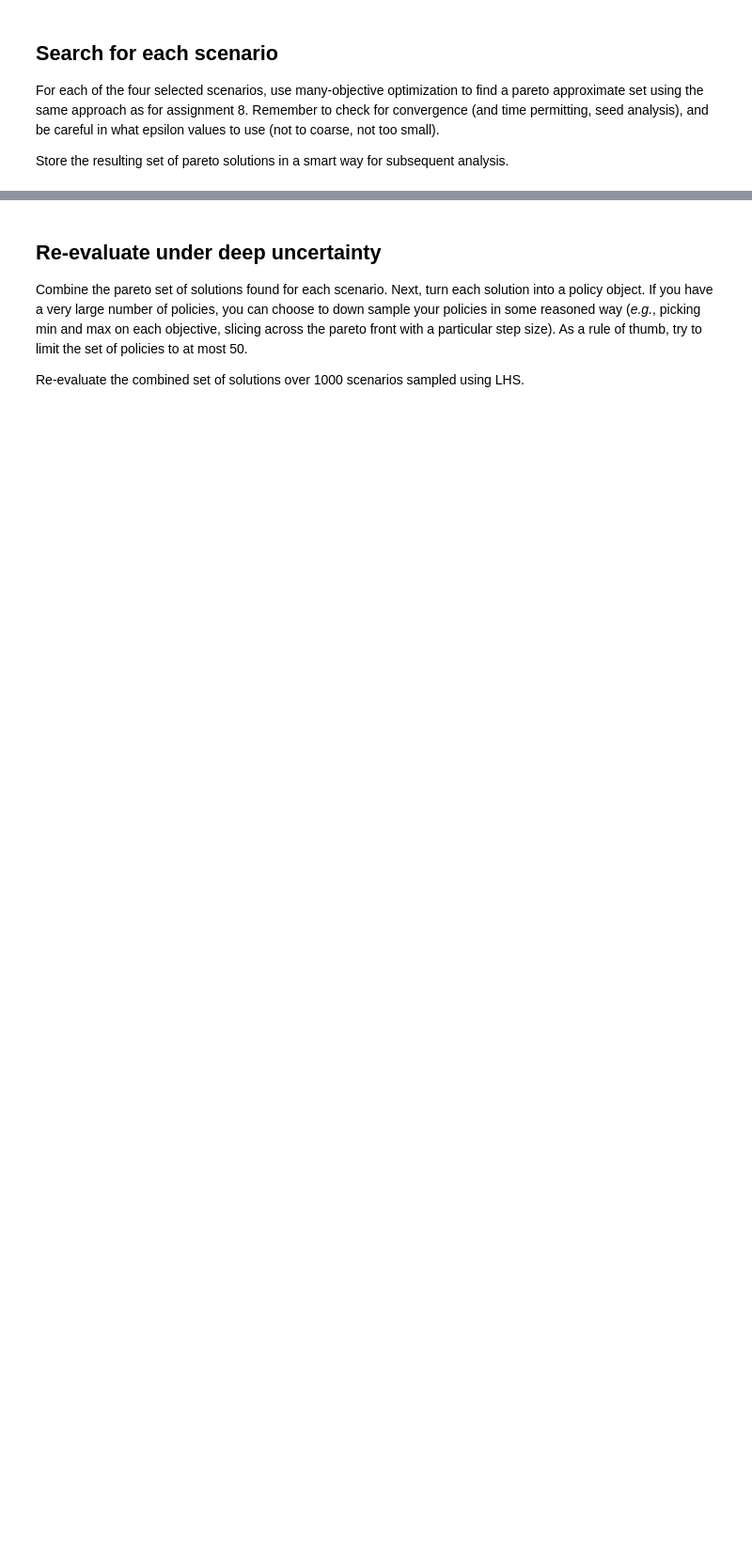
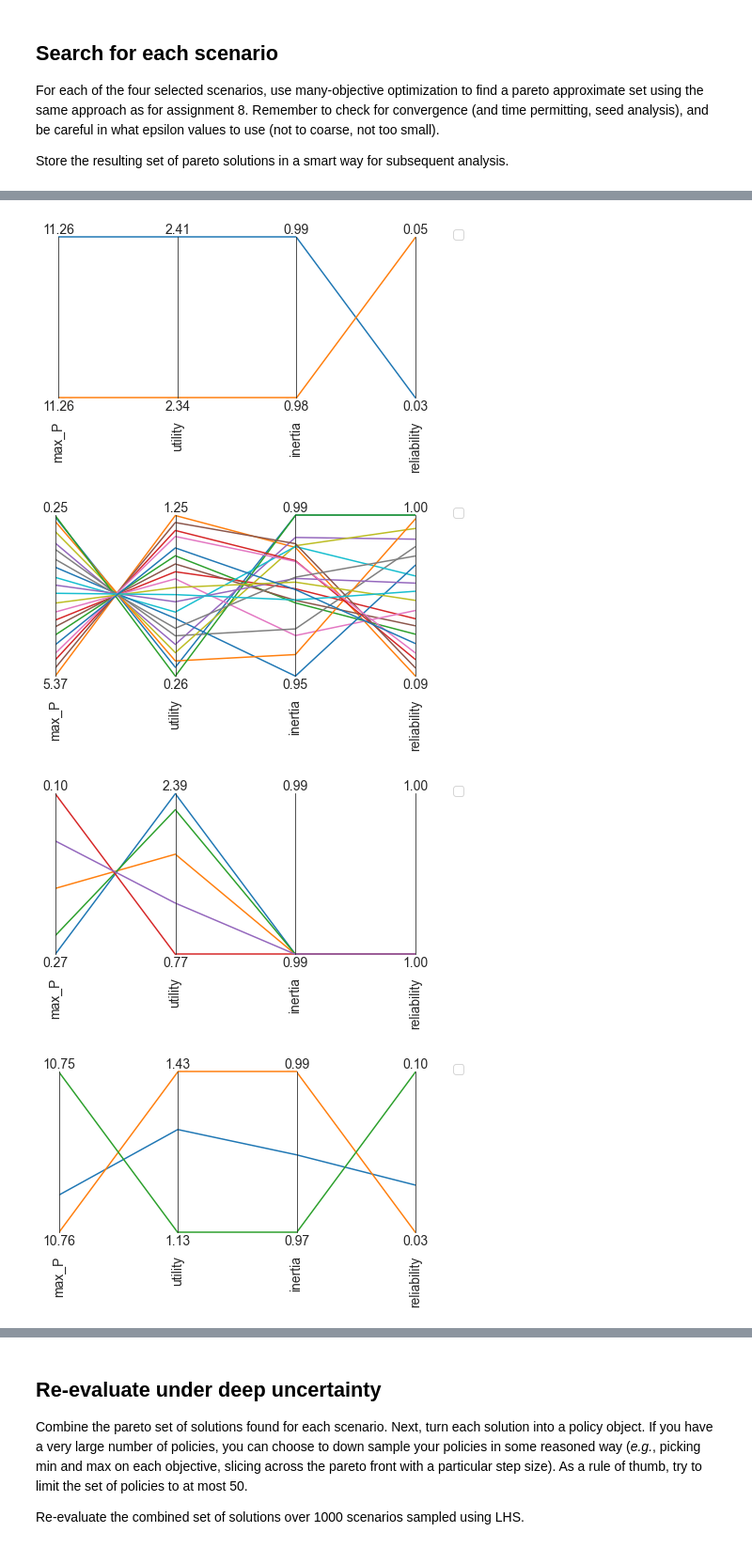
Before and after one commit to lnicoletti/EPA1361-G21, a Jupyter notebook: epa1361_open/Week 5-6 - robustness and direct search/assignment 9 - multi-scenario MORDM.ipynb, the cells around one changed output, grey strips where cells are left out. Shown at 94% size. Drawn from its saved outputs; the diff is of its cells as text; code cells hidden in the pictures; blank space fills up the shorter version.

```diff
--- a/epa1361_open/Week 5-6 - robustness and direct search/assignment 9 - multi-scenario MORDM.ipynb
+++ b/epa1361_open/Week 5-6 - robustness and direct search/assignment 9 - multi-scenario MORDM.ipynb
@@ -137,15 +207,20 @@ with MultiprocessingEvaluator(lake_m) as evaluator:
 # %%
 results_all = [results0, results1, results2, results3]
 
 for i in range(len(results_all)):
-    limits = parcoords.get_limits(results_all[i][0].iloc[:, 5:])
+    limits = parcoords.get_limits(results_all[i][0][['max_P', 'utility','inertia', 'reliability']])
     axes = parcoords.ParallelAxes(limits)
     axes.plot(results_all[i][0].iloc[:, 5:])
     axes.legend()
 
     # we invert this axis so direction of desirability is the same
-    axes.invert_axis('utility')
-    axes.invert_axis('inertia')
-    axes.invert_axis('reliability')
+#     axes.invert_axis('utility')
+#     axes.invert_axis('inertia')
+#     axes.invert_axis('reliability')
     axes.invert_axis('max_P')
     plt.show()
+# %% [output]
+[figure, added]
+[figure, added]
+[figure, added]
+[figure, added]
```
Also changed, not shown: parts of 17 cells of this notebook, 4 other files.
